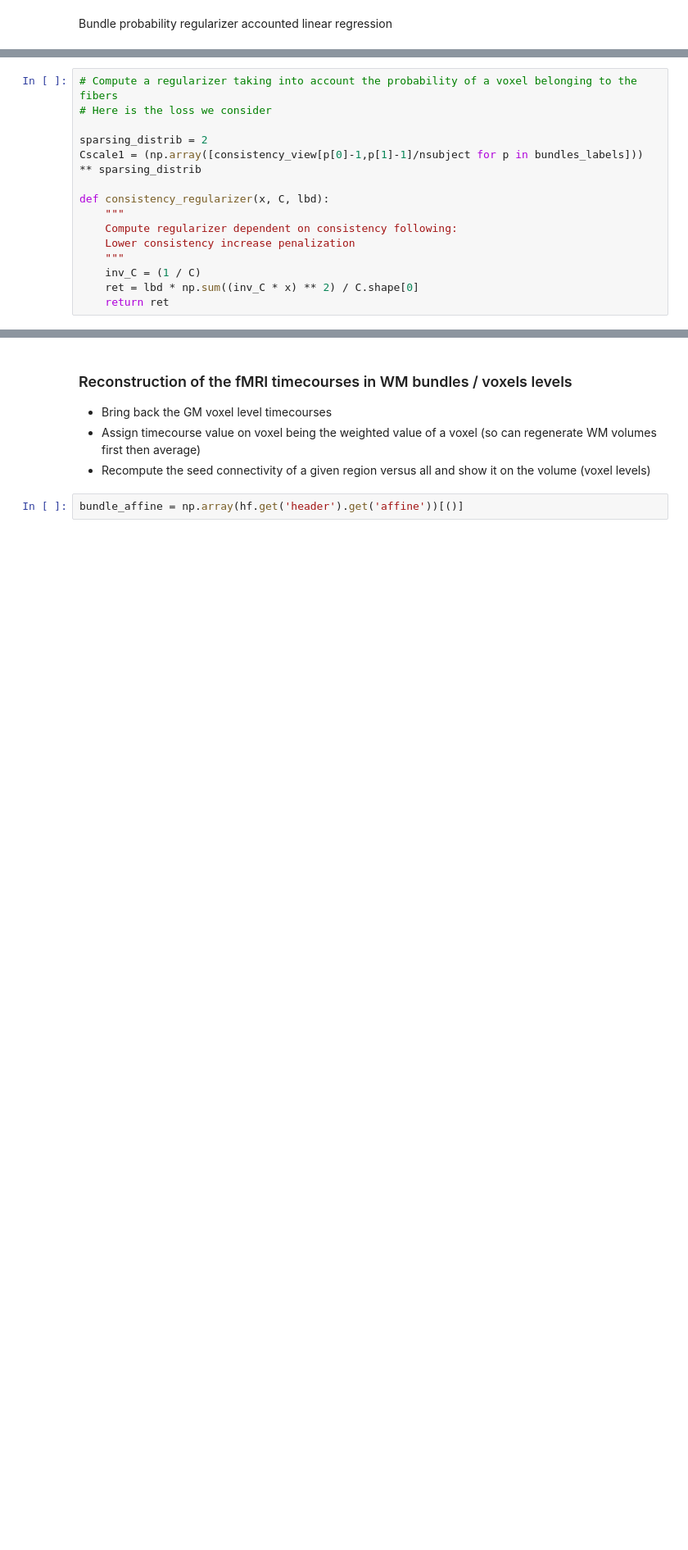
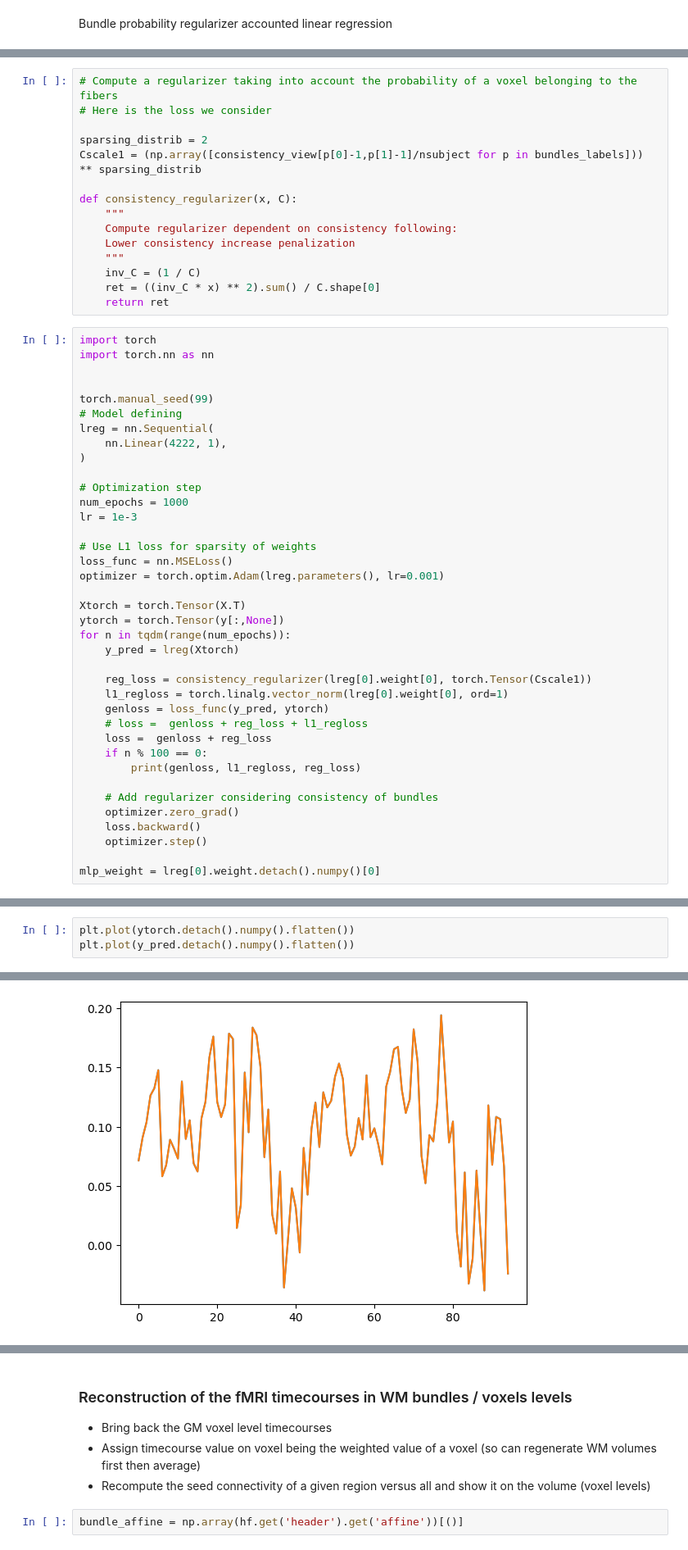
Before and after one commit to miki998/structural_wminpainting, a Jupyter notebook: functional_fiberatlas.ipynb, the cells around one changed output, grey strips where cells are left out. Shown at 82% size. Saved outputs shown, nothing was run; the diff lists cells and outputs as text; blank space fills up the shorter version.

Commit message:
ADD: regularizer by consistency of bundle + mlp regressor + comparison different regularizers' linear regression + reconstruction of only WM fibers shown

```diff
--- a/functional_fiberatlas.ipynb
+++ b/functional_fiberatlas.ipynb
@@ -296,11 +284,49 @@ model = nn.Sequential(
 sparsing_distrib = 2
 Cscale1 = (np.array([consistency_view[p[0]-1,p[1]-1]/nsubject for p in bundles_labels])) ** sparsing_distrib
 
-def consistency_regularizer(x, C, lbd):
+def consistency_regularizer(x, C):
     """
     Compute regularizer dependent on consistency following:
     Lower consistency increase penalization
     """
     inv_C = (1 / C)
-    ret = lbd * np.sum((inv_C * x) ** 2) / C.shape[0]
+    ret = ((inv_C * x) ** 2).sum() / C.shape[0]
     return ret
+# %%
+import torch
+import torch.nn as nn
+
+
+torch.manual_seed(99)
+# Model defining
+lreg = nn.Sequential(
+    nn.Linear(4222, 1),
+)
+
+# Optimization step
+num_epochs = 1000
+lr = 1e-3
+
+# Use L1 loss for sparsity of weights
+loss_func = nn.MSELoss()
+optimizer = torch.optim.Adam(lreg.parameters(), lr=0.001)
+
+Xtorch = torch.Tensor(X.T)
+ytorch = torch.Tensor(y[:,None])
+for n in tqdm(range(num_epochs)):
+    y_pred = lreg(Xtorch)
+
+    reg_loss = consistency_regularizer(lreg[0].weight[0], torch.Tensor(Cscale1))
+    l1_regloss = torch.linalg.vector_norm(lreg[0].weight[0], ord=1)
+    genloss = loss_func(y_pred, ytorch)
+    # loss =  genloss + reg_loss + l1_regloss
+    loss =  genloss + reg_loss
+    if n % 100 == 0:
+        print(genloss, l1_regloss, reg_loss)
+
+    # Add regularizer considering consistency of bundles
+    optimizer.zero_grad()
+    loss.backward()
+    optimizer.step()
+
+mlp_weight = lreg[0].weight.detach().numpy()[0]
@@ -318,0 +352,4 @@ consistency_regularizer(coefs_lasso[4], Cscale1, 1)
+# %%
+plt.plot(ytorch.detach().numpy().flatten())
+plt.plot(y_pred.detach().numpy().flatten())
+# %% [output]
@@ -318,0 +357 @@ consistency_regularizer(coefs_lasso[4], Cscale1, 1)
+[figure, added]
```
Also changed, not shown: parts of 21 cells of this notebook.
